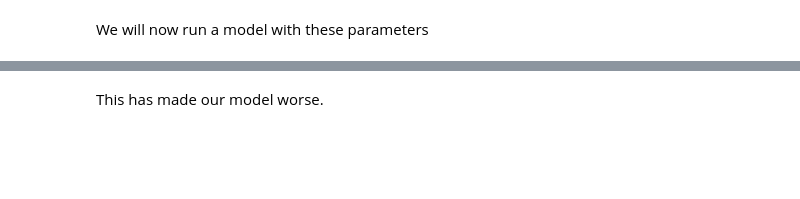
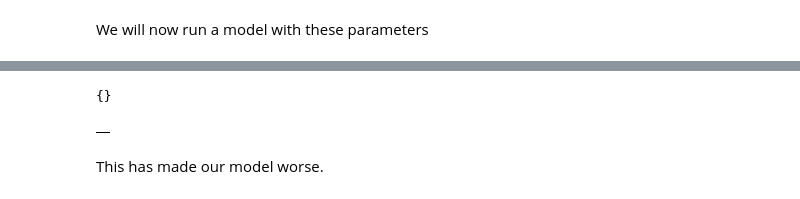
Before and after one commit to djjjones6/Group_Assessment_1, a Jupyter notebook: DaveJ/Gradient Boosting.ipynb, the cells around one changed output, grey strips where cells are left out. Cells and saved outputs as stored; diff of their text form; code cells hidden in the pictures; blank space fills up the shorter version.

```diff
--- a/DaveJ/Gradient Boosting.ipynb
+++ b/DaveJ/Gradient Boosting.ipynb
@@ -296,0 +212,7 @@ False Positives: 171, False Negatives: 194
+# %%
+best_params = random_search.best_params_
+best_score = random_search.best_score_
+best_model = GradientBoostingClassifier(**best_params)
+
+performance_best = {}
+performance_best = evaluating_performance_diff_splits(model=best_model,split_data=split_data,performance_matrix=performance_best)
@@ -297,2 +224,11 @@ False Positives: 171, False Negatives: 194
+# %%
+print(performance_best)
+# %% [output]
+{}
+# %%
+best_performance_df = pd.DataFrame(performance_best).T
+best_performance_df
+# %% [output]
+|  |
 # %% [markdown]
 This has made our model worse.
```
Also changed, not shown: parts of 12 cells of this notebook.
